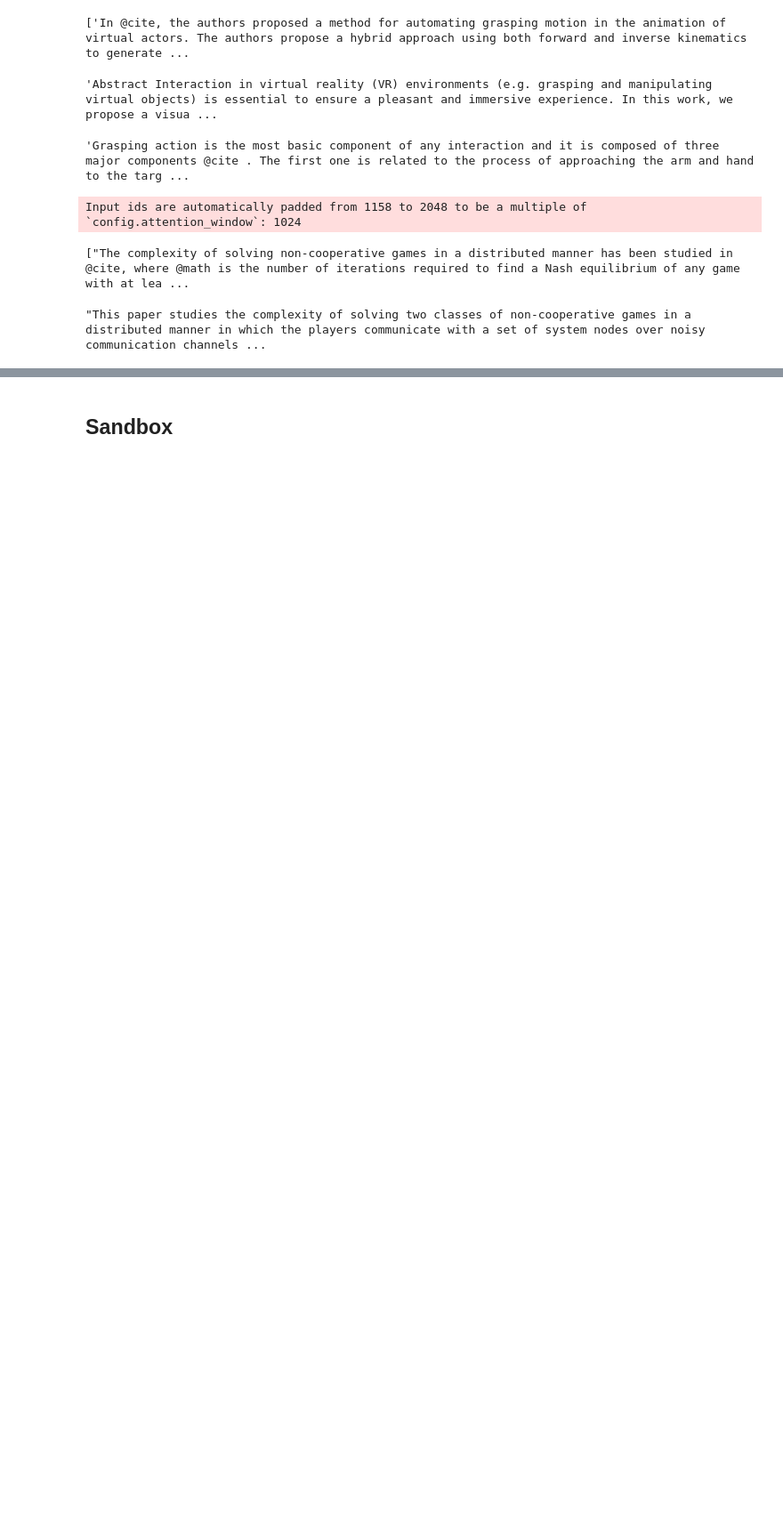
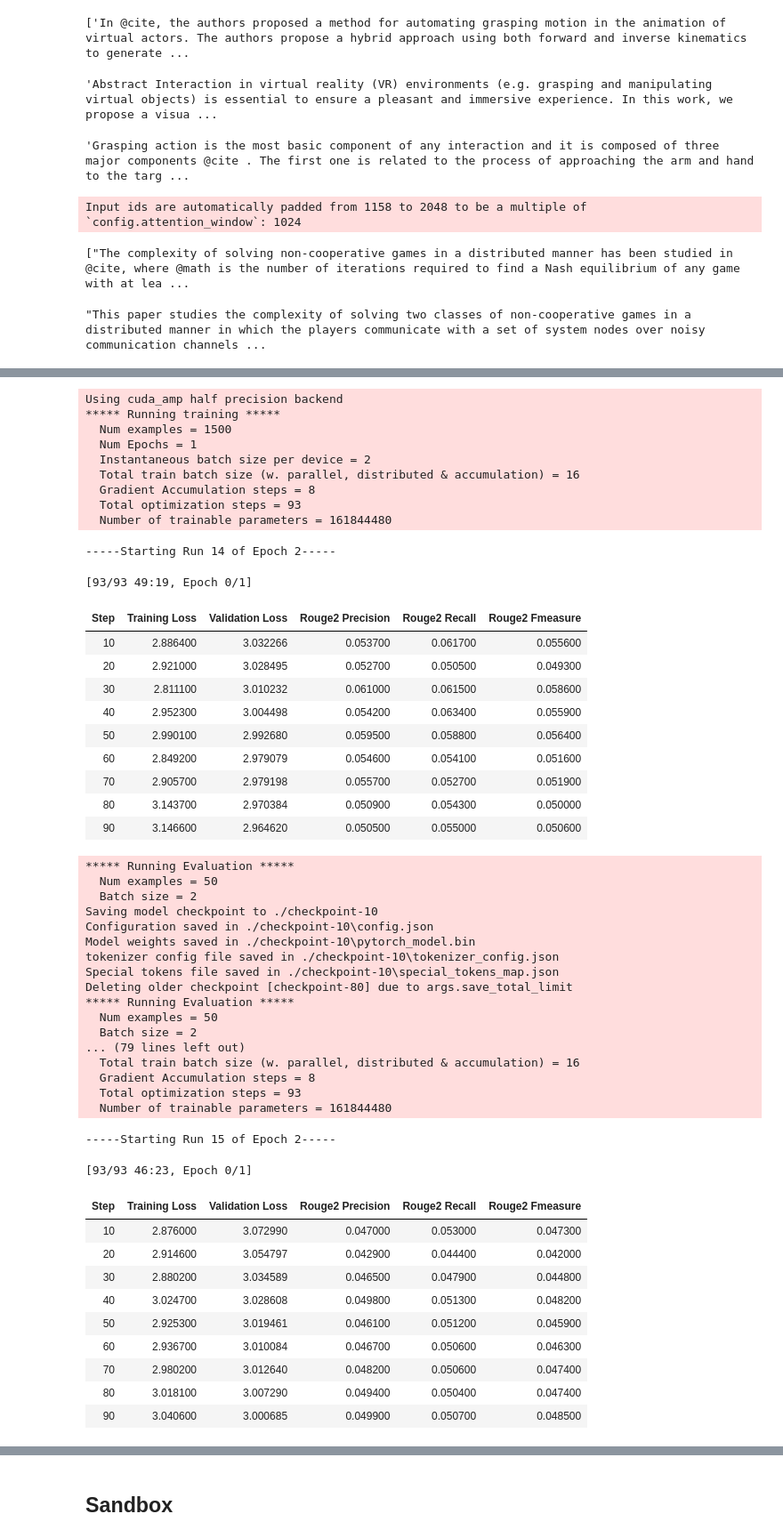
Before and after one commit to Lukaliu90/w266_final_project, a Jupyter notebook: Justin_Working_File/Finetuning LED.ipynb, the cells around one changed output, grey strips where cells are left out. Shown at 89% size. Cells and saved outputs as stored; diff of their text form; code cells hidden in the pictures; blank space fills up the shorter version.

```diff
--- a/Justin_Working_File/Finetuning LED.ipynb
+++ b/Justin_Working_File/Finetuning LED.ipynb
@@ -959,0 +1262,78 @@ xsci_test_processed[2942]["abstracts"]
+# %%
+## Training for remaining epochs
+for i in range(14, 21):
+
+    print(f"\n-----Starting Run {i} of Epoch 2-----\n")
+
+    if i == 20:
+        train_sub_dataset = train_dataset.select(range(1500*(i-1), 30369))
+    else:
+        train_sub_dataset = train_dataset.select(range(1500*(i-1), 1500*i))
+
+    val_sub_dataset = val_dataset.select(range((50*(i-1)), (50*i)))
+
+    trainer = Seq2SeqTrainer(
+    model=LEDmodel,
+    tokenizer=LEDtokenizer,
+    args=training_args,
+    compute_metrics=compute_metrics,
+    train_dataset=train_sub_dataset,
+    eval_dataset=val_sub_dataset,
+    )
+
+    trainer.train()
+
+    PATH = f"LED_xsci_finetuned_epoch2_run{i}"
+
+    torch.save(LEDmodel.state_dict(), PATH)
+# %% [output]
+Using cuda_amp half precision backend
+***** Running training *****
+  Num examples = 1500
+  Num Epochs = 1
+  Instantaneous batch size per device = 2
+  Total train batch size (w. parallel, distributed & accumulation) = 16
+  Gradient Accumulation steps = 8
+  Total optimization steps = 93
+  Number of trainable parameters = 161844480
+-----Starting Run 14 of Epoch 2-----
+[93/93 49:19, Epoch 0/1]
+| Step | Training Loss | Validation Loss | Rouge2 Precision | Rouge2 Recall | Rouge2 Fmeasure |
+| 10 | 2.886400 | 3.032266 | 0.053700 | 0.061700 | 0.055600 |
+| 20 | 2.921000 | 3.028495 | 0.052700 | 0.050500 | 0.049300 |
+| 30 | 2.811100 | 3.010232 | 0.061000 | 0.061500 | 0.058600 |
+| 40 | 2.952300 | 3.004498 | 0.054200 | 0.063400 | 0.055900 |
+| 50 | 2.990100 | 2.992680 | 0.059500 | 0.058800 | 0.056400 |
+| 60 | 2.849200 | 2.979079 | 0.054600 | 0.054100 | 0.051600 |
+| 70 | 2.905700 | 2.979198 | 0.055700 | 0.052700 | 0.051900 |
+| 80 | 3.143700 | 2.970384 | 0.050900 | 0.054300 | 0.050000 |
+| 90 | 3.146600 | 2.964620 | 0.050500 | 0.055000 | 0.050600 |
+***** Running Evaluation *****
+  Num examples = 50
+  Batch size = 2
+Saving model checkpoint to ./checkpoint-10
+Configuration saved in ./checkpoint-10\config.json
+Model weights saved in ./checkpoint-10\pytorch_model.bin
+tokenizer config file saved in ./checkpoint-10\tokenizer_config.json
+Special tokens file saved in ./checkpoint-10\special_tokens_map.json
+Deleting older checkpoint [checkpoint-80] due to args.save_total_limit
+***** Running Evaluation *****
+  Num examples = 50
+  Batch size = 2
+... (79 lines left out)
+  Total train batch size (w. parallel, distributed & accumulation) = 16
+  Gradient Accumulation steps = 8
+  Total optimization steps = 93
+  Number of trainable parameters = 161844480
+-----Starting Run 15 of Epoch 2-----
+[93/93 46:23, Epoch 0/1]
+| Step | Training Loss | Validation Loss | Rouge2 Precision | Rouge2 Recall | Rouge2 Fmeasure |
+| 10 | 2.876000 | 3.072990 | 0.047000 | 0.053000 | 0.047300 |
+| 20 | 2.914600 | 3.054797 | 0.042900 | 0.044400 | 0.042000 |
+| 30 | 2.880200 | 3.034589 | 0.046500 | 0.047900 | 0.044800 |
+| 40 | 3.024700 | 3.028608 | 0.049800 | 0.051300 | 0.048200 |
+| 50 | 2.925300 | 3.019461 | 0.046100 | 0.051200 | 0.045900 |
+| 60 | 2.936700 | 3.010084 | 0.046700 | 0.050600 | 0.046300 |
+| 70 | 2.980200 | 3.012640 | 0.048200 | 0.050600 | 0.047400 |
+| 80 | 3.018100 | 3.007290 | 0.049400 | 0.050400 | 0.047400 |
+| 90 | 3.040600 | 3.000685 | 0.049900 | 0.050700 | 0.048500 |
```
Also changed, not shown: parts of 21 cells of this notebook, 1 other file.
